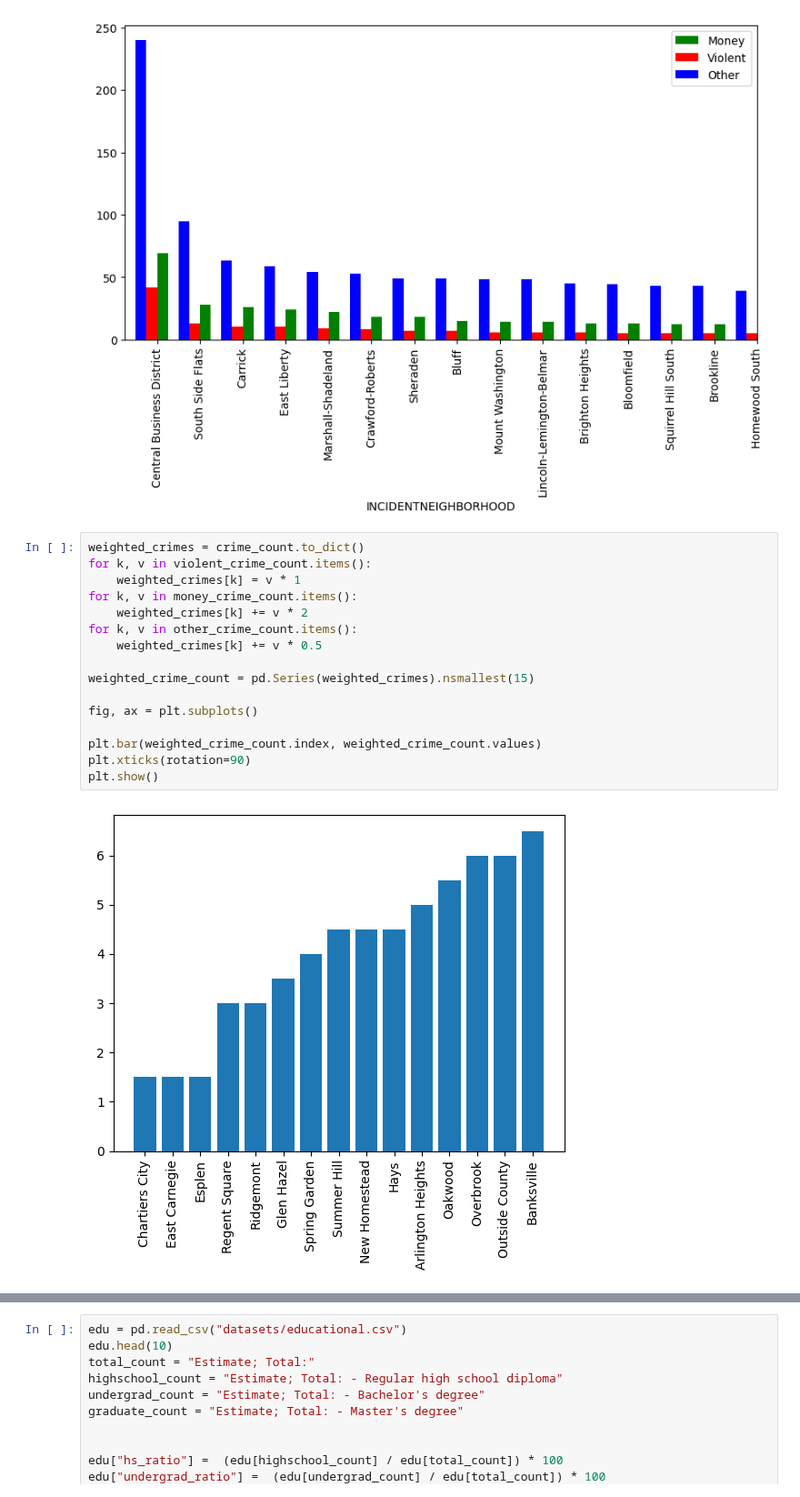
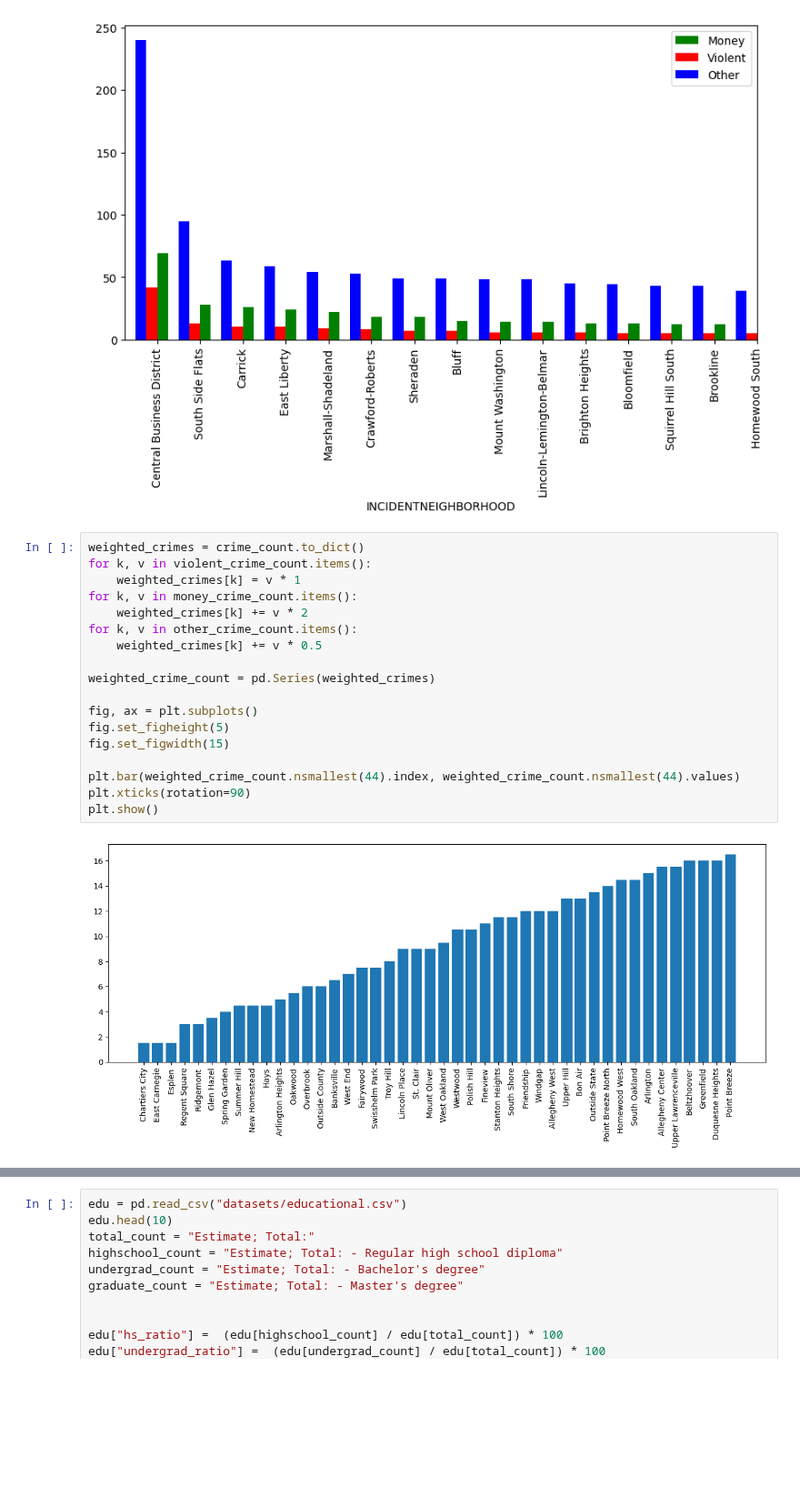
Before and after one commit to CMPINF-0010/Final-Project, a Jupyter notebook: final.ipynb, the cells around one changed output, grey strips where cells are left out. Shown at 91% size. Drawn from its saved outputs; the diff is of its cells as text; blank space fills up the shorter version.

```diff
--- a/final.ipynb
+++ b/final.ipynb
@@ -80,18 +91,20 @@ plt.show()
 # %%
 weighted_crimes = crime_count.to_dict()
 for k, v in violent_crime_count.items():
     weighted_crimes[k] = v * 1
 for k, v in money_crime_count.items():
     weighted_crimes[k] += v * 2
 for k, v in other_crime_count.items():
     weighted_crimes[k] += v * 0.5
 
-weighted_crime_count = pd.Series(weighted_crimes).nsmallest(15)
+weighted_crime_count = pd.Series(weighted_crimes)
 
 fig, ax = plt.subplots()
+fig.set_figheight(5)
+fig.set_figwidth(15)
 
-plt.bar(weighted_crime_count.index, weighted_crime_count.values)
+plt.bar(weighted_crime_count.nsmallest(44).index, weighted_crime_count.nsmallest(44).values)
 plt.xticks(rotation=90)
 plt.show()
 # %% [output]
-[figure, old version]
+[figure, new version]
```
Also changed, not shown: parts of 7 cells of this notebook.
